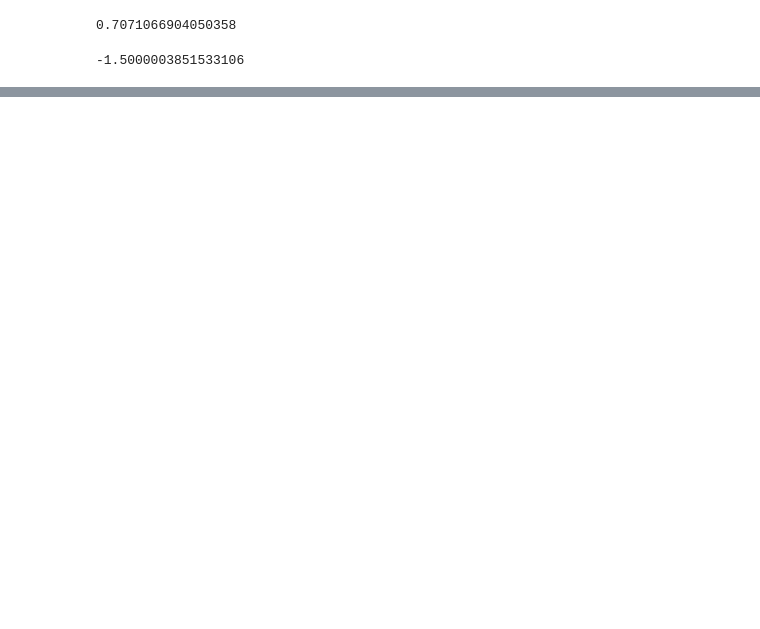
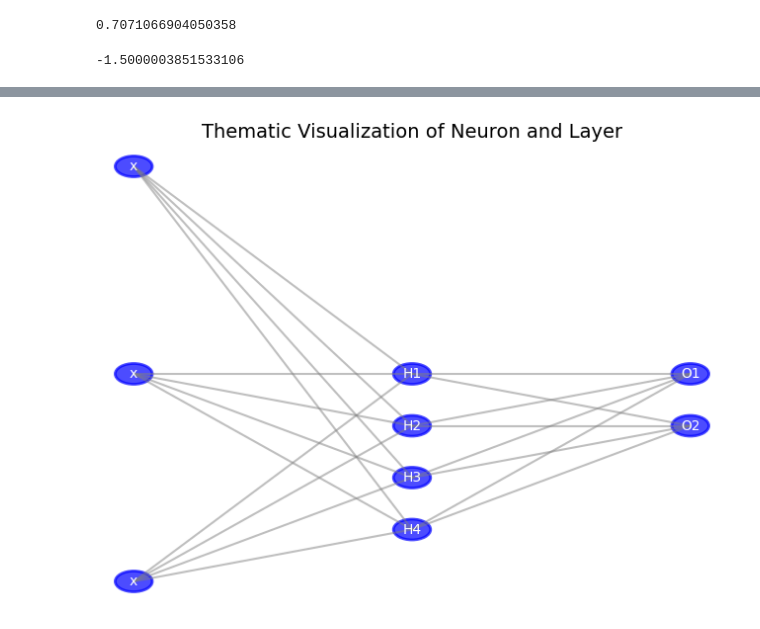
Before and after one commit to harshithreddyms17/autograd, a Jupyter notebook: autograd.ipynb, the cells around one changed output, grey strips where cells are left out. Saved outputs shown, nothing was run; the diff lists cells and outputs as text; code cells hidden in the pictures; blank space fills up the shorter version.

```diff
--- a/autograd.ipynb
+++ b/autograd.ipynb
@@ -195,0 +221,52 @@ Value(data=0.7071067811865476)
+# %%
+import matplotlib.pyplot as plt
+import numpy as np
+
+def plot_neuron(ax, x, y, size=0.2, label=None):
+    """Draw a single neuron."""
+    circle = plt.Circle((x, y), size, color='blue', alpha=0.7, lw=2)
+    ax.add_artist(circle)
+    if label:
+        ax.text(x, y, label, color='white', fontsize=10, ha='center', va='center')
+
+def plot_layer(ax, x, y, n_neurons, label_prefix="N", size=0.2, gap=1):
+    """Draw a layer of neurons."""
+    neurons = []
+    for i in range(n_neurons):
+        neuron_y = y - i * gap
+        plot_neuron(ax, x, neuron_y, size=size, label=f"{label_prefix}{i+1}")
+        neurons.append((x, neuron_y))
+    return neurons
+
+def plot_connections(ax, inputs, outputs):
+    """Draw connections between two layers."""
+    for x1, y1 in inputs:
+        for x2, y2 in outputs:
+            ax.plot([x1, x2], [y1, y2], 'gray', alpha=0.5)
+
+def visualize_neuron_layer():
+    fig, ax = plt.subplots(figsize=(8, 6))
+    ax.axis('off')
+
+    # Input Layer
+    inputs = [(0, y) for y in np.linspace(4, -4, 3)]
+    for x, y in inputs:
+        plot_neuron(ax, x, y, size=0.2, label=f"x")
+
+    # Hidden Layer
+    hidden = plot_layer(ax, 3, 0, n_neurons=4, label_prefix="H")
+
+    # Output Layer
+    output = plot_layer(ax, 6, 0, n_neurons=2, label_prefix="O")
+
+    # Connections
+    plot_connections(ax, inputs, hidden)
+    plot_connections(ax, hidden, output)
+
+    plt.title("Thematic Visualization of Neuron and Layer", fontsize=14)
+    plt.show()
+
+# Run the visualization
+visualize_neuron_layer()
+# %% [output]
+[figure, added]
```
Also changed, not shown: parts of 2 cells of this notebook.
